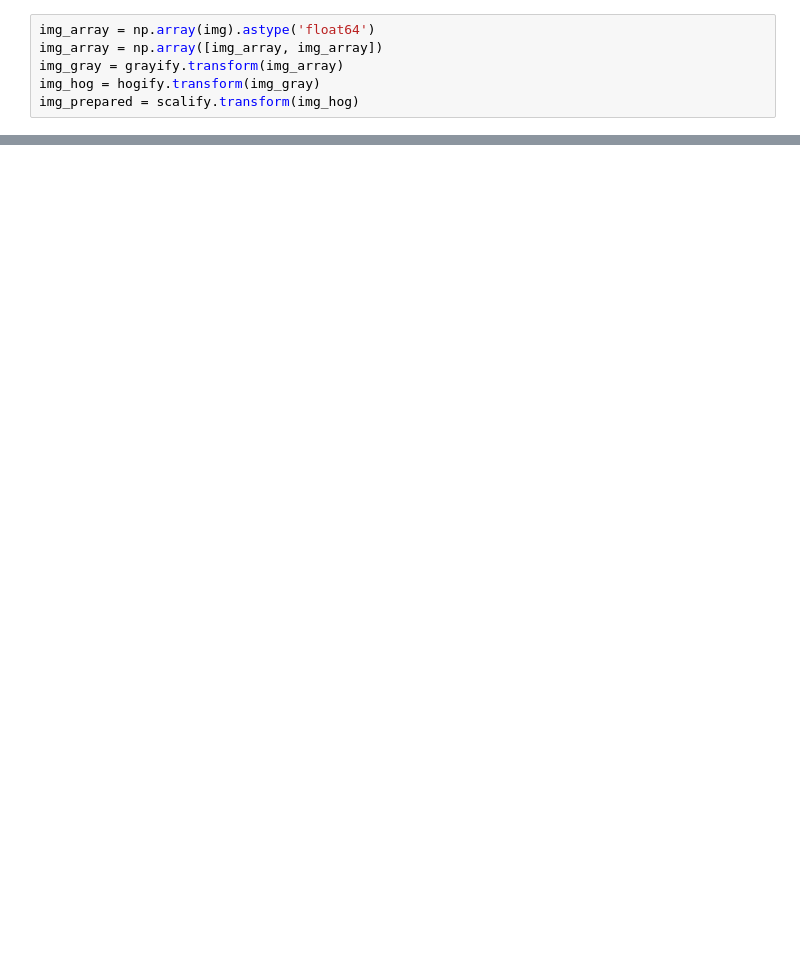
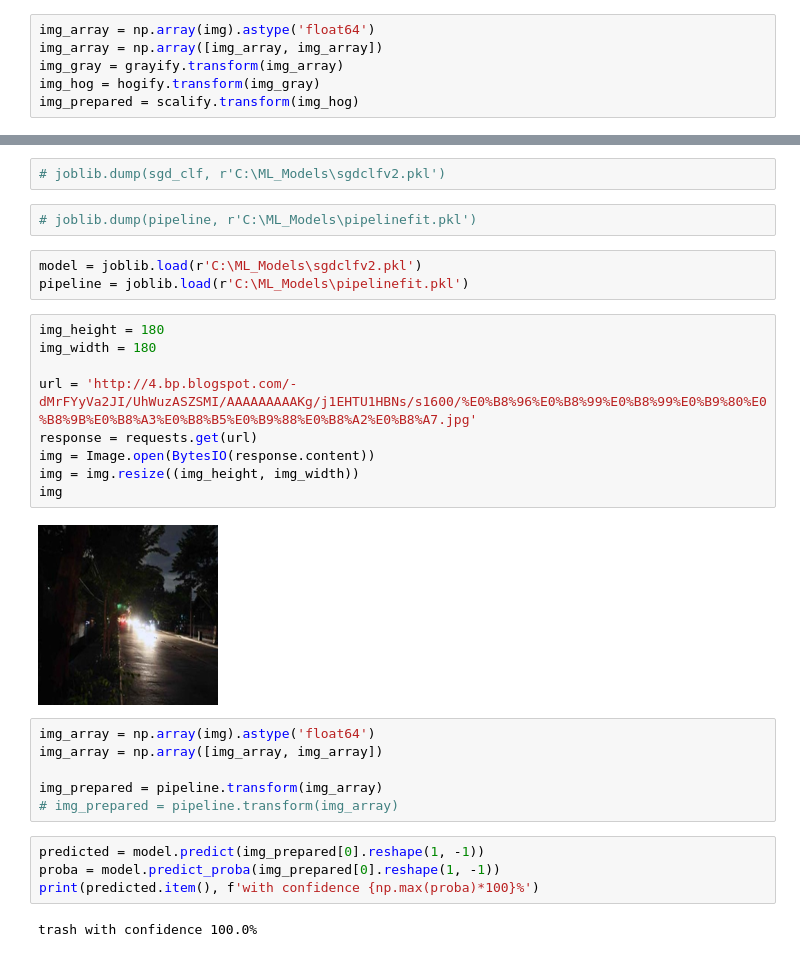
Before and after one commit to JimTaeH/MLOps323, a Jupyter notebook: ML_Model/ML Image Classification.ipynb, the cells around one changed output, grey strips where cells are left out. Saved outputs shown, nothing was run; the diff lists cells and outputs as text; blank space fills up the shorter version.

```diff
--- a/ML_Model/ML Image Classification.ipynb
+++ b/ML_Model/ML Image Classification.ipynb
@@ -411,0 +490,30 @@ flood with confidence 100.0%
+# %%
+# joblib.dump(sgd_clf, r'C:\ML_Models\sgdclfv2.pkl')
+# %%
+# joblib.dump(pipeline, r'C:\ML_Models\pipelinefit.pkl')
+# %%
+model = joblib.load(r'C:\ML_Models\sgdclfv2.pkl')
+pipeline = joblib.load(r'C:\ML_Models\pipelinefit.pkl')
+# %%
+img_height = 180
+img_width = 180
+
+url = 'http://4.bp.blogspot.com/-dMrFYyVa2JI/UhWuzASZSMI/AAAAAAAAAKg/j1EHTU1HBNs/s1600/%E0%B8%96%E0%B8%99%E0%B8%99%E0%B9%80%E0%B8%9B%E0%B8%A3%E0%B8%B5%E0%B9%88%E0%B8%A2%E0%B8%A7.jpg'
+response = requests.get(url)
+img = Image.open(BytesIO(response.content))
+img = img.resize((img_height, img_width))
+img
+# %% [output]
+[figure, added]
+# %%
+img_array = np.array(img).astype('float64')
+img_array = np.array([img_array, img_array])
+
+img_prepared = pipeline.transform(img_array)
+# img_prepared = pipeline.transform(img_array)
+# %%
+predicted = model.predict(img_prepared[0].reshape(1, -1))
+proba = model.predict_proba(img_prepared[0].reshape(1, -1))
+print(predicted.item(), f'with confidence {np.max(proba)*100}%')
+# %% [output]
+trash with confidence 100.0%
```
Also changed, not shown: parts of 10 cells of this notebook, 1 other file.
